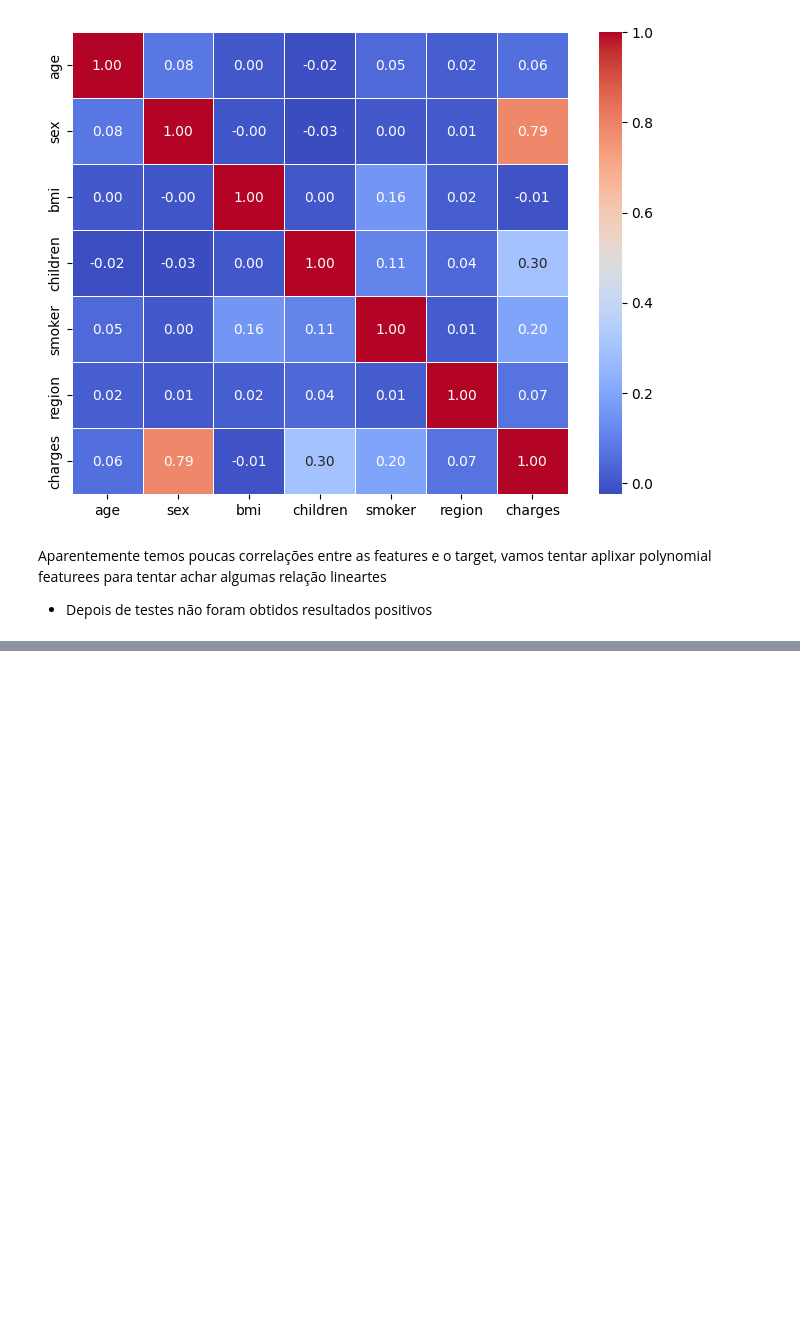
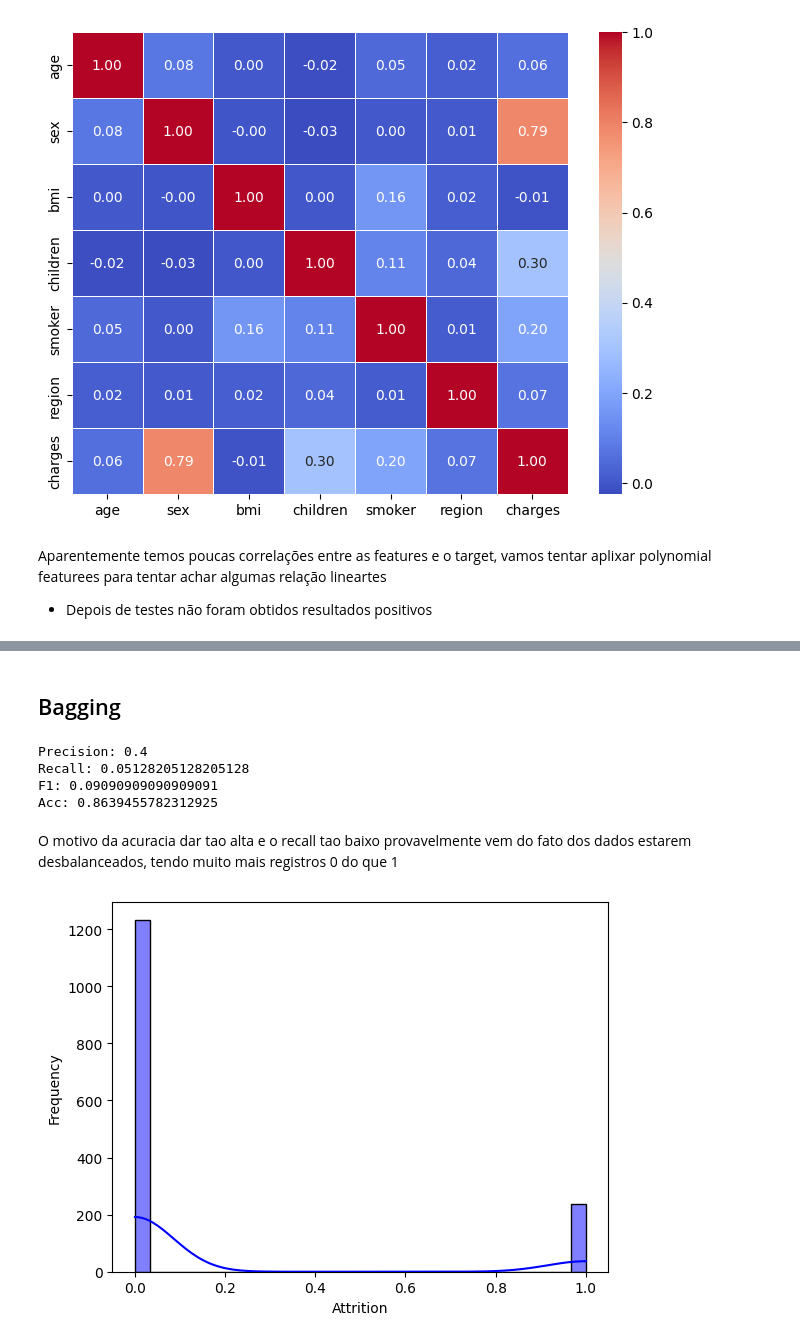
Before and after one commit to VitorLeitao/Universidade-dos-Dados, a Jupyter notebook: Semana 24-33_ Machine Learning/Machine learning.ipynb, the cells around one changed output, grey strips where cells are left out. Drawn from its saved outputs; the diff is of its cells as text; code cells hidden in the pictures; blank space fills up the shorter version.

```diff
--- a/Semana 24-33_ Machine Learning/Machine learning.ipynb
+++ b/Semana 24-33_ Machine Learning/Machine learning.ipynb
@@ -299,0 +319,2 @@ Aparentemente temos poucas correlações entre as features e o target, vamos ten
+# %%
+hr_data = pd.read_csv('DataBase\WA_Fn-UseC_-HR-Employee-Attrition.csv')
@@ -299,0 +335,2 @@ Aparentemente temos poucas correlações entre as features e o target, vamos ten
+# %%
+hr_data["Attrition"] = hr_data.Attrition.map({"No":0, "Yes":1})
@@ -299,0 +386,2 @@ Aparentemente temos poucas correlações entre as features e o target, vamos ten
+# %% [markdown]
+## Bagging
@@ -299,0 +395,25 @@ Aparentemente temos poucas correlações entre as features e o target, vamos ten
+# %%
+print(f"Precision: {precision_score(y_test, y_pred)}")
+print(f"Recall: {recall_score(y_test, y_pred)}")
+print(f"F1: {f1_score(y_test, y_pred)}")
+print(f"Acc: {accuracy_score(y_test, y_pred)}")
+# %% [output]
+Precision: 0.4
+Recall: 0.05128205128205128
+F1: 0.09090909090909091
+Acc: 0.8639455782312925
+# %% [markdown]
+O motivo da acuracia dar tao alta e o recall tao baixo provavelmente vem do fato dos dados estarem desbalanceados, tendo muito mais registros 0 do que 1
+# %%
+import seaborn as sns
+import matplotlib.pyplot as plt
+
+sns.histplot(data=hr_data, x="Attrition", bins=30, kde=True, color='blue')
+# Adicionando rótulos e título
+plt.xlabel('Attrition')
+plt.ylabel('Frequency')
+
+# Mostrando o gráfico
+plt.show()
+# %% [output]
+[figure, added]
```
Also changed, not shown: parts of 86 cells of this notebook, 1 other file.
